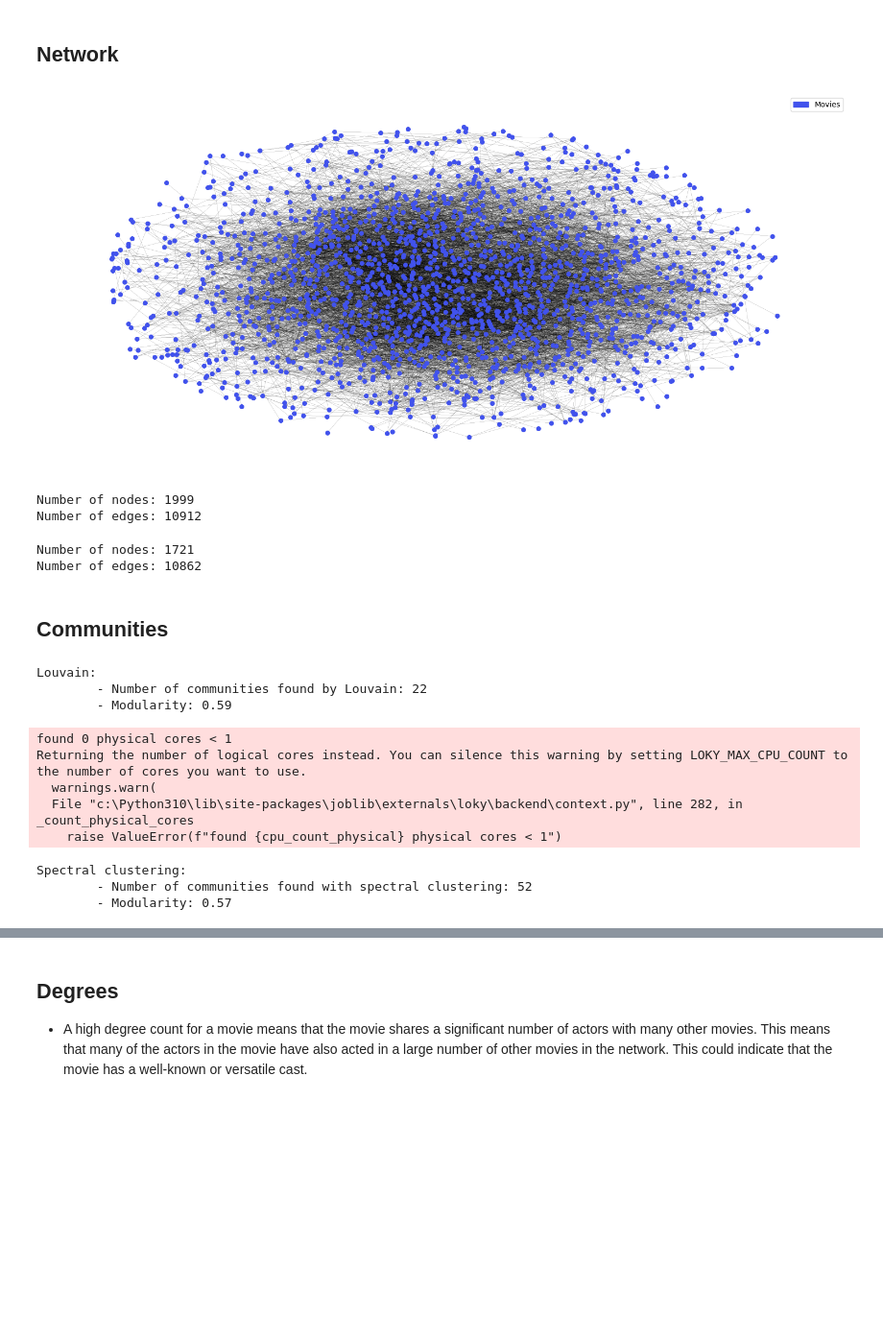
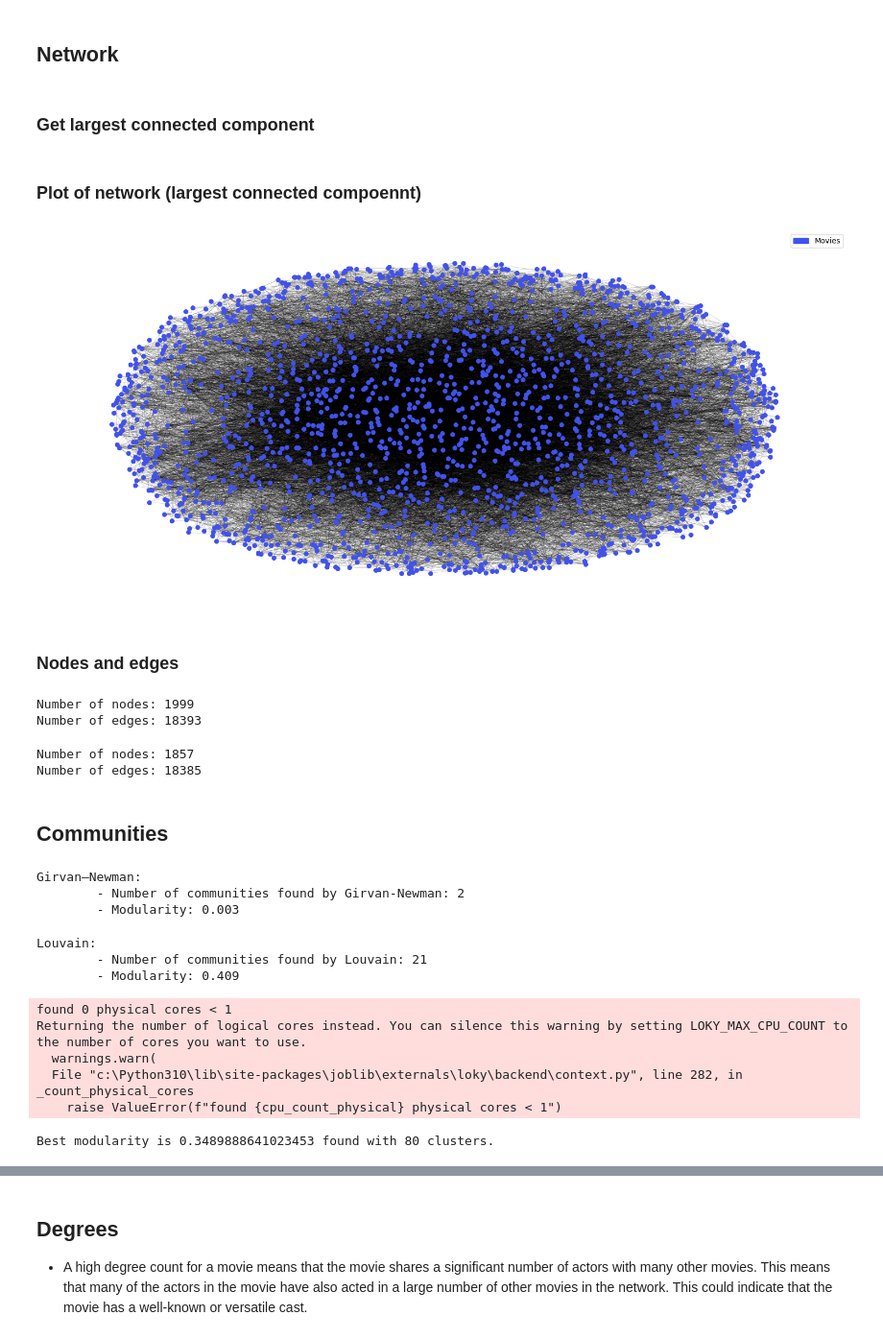
Before and after one commit to jennifer-dtu-2023/02807_project, a Jupyter notebook: merge_network_text_new.ipynb, the cells around one changed output, grey strips where cells are left out. Shown at 96% size. Saved outputs shown, nothing was run; the diff lists cells and outputs as text; code cells hidden in the pictures; blank space fills up the shorter version.

```diff
--- a/merge_network_text_new.ipynb
+++ b/merge_network_text_new.ipynb
@@ -193,8 +197,8 @@ G_movies = nx.Graph()
 for index, row in df_credits.iterrows():
     cast = json.loads(row['cast']) # Parse the cast column (=JSON string)
 
-    # Get names of the first 10 actors
-    actors = [actor['name'] for actor in cast[:3]]
+    # Get names of the first 5 actors
+    actors = [actor['name'] for actor in cast[:5]]
     G_movies.add_node(row['title'], actors=actors)
 
 # Iterate over all pairs of movies
@@ -202,51 +206,58 @@ for movie1, movie2 in combinations(G_movies.nodes, 2):
     # Actors for each movie
     actors1 = G_movies.nodes[movie1]['actors']
     actors2 = G_movies.nodes[movie2]['actors']
+    common_actors = len(set(actors1) & set(actors2)) # Number of common actors
 
-    # Number of common actors
-    common_actors = len(set(actors1) & set(actors2))
-
-    # If they have at least x common actors, add an edge between them
+    # If they have at least 1 common actors, add an edge between them
     if common_actors >= 1:
         G_movies.add_edge(movie1, movie2)
+# %% [markdown]
+### **Get largest connected component**
 # %%
 # Largest connected component
 largest_cc = max(nx.connected_components(G_movies), key=len)
 G_movies_lcc = G_movies.subgraph(largest_cc)
+# %% [markdown]
+### **Plot of network (largest connected compoennt)**
 # %%
 # Layout
 plt.figure(figsize=(15, 7))
-pos = nx.spring_layout(G_movies_lcc, k=0.3)
+pos = nx.spring_layout(G_movies_lcc, k=0.7)
 
 # Draw network
 nx.draw(G_movies_lcc, pos, node_color=d_color, edge_color='black', with_labels=False, node_size=30, width=0.1)
 
 # Legend
 movies_patch = mpatches.Patch(color=d_color, label='Movies')
 plt.legend(handles=[movies_patch])
 plt.show()
 # %% [output]
-[figure, old version]
+[figure, new version]
+# %% [markdown]
+### **Nodes and edges**
 # %%
+# For the whole network
 n_nodes = len(G_movies.nodes())
 n_edges = len(G_movies.edges())
 print("Number of nodes:", n_nodes)
 print("Number of edges:", n_edges)
 # %% [output]
 Number of nodes: 1999
-Number of edges: 10912
+Number of edges: 18393
 # %%
+# For the network consisting only of the largest connected component
 n_nodes = len(G_movies_lcc.nodes())
 n_edges = len(G_movies_lcc.edges())
 print("Number of nodes:", n_nodes)
 print("Number of edges:", n_edges)
 # %% [output]
-Number of nodes: 1721
-Number of edges: 10862
+Number of nodes: 1857
+Number of edges: 18385
 # %% [markdown]
 ## **Communities**
 # %%
 # Girvan–Newman algorithm
+# Approx 4:40 min
 nx_communities = nx.algorithms.centrality.edge_betweenness_centrality(G_movies_lcc)
 nx_girvan_newman = nx.algorithms.community.centrality.girvan_newman(G_movies_lcc)
 nx_best_community = tuple(sorted(c) for c in next(nx_girvan_newman))
@@ -255,7 +266,11 @@ nx_modularity_G = nx.algorithms.community.quality.modularity(G_movies_lcc, nx_be
 
 print("Girvan–Newman:")
 print("\t- Number of communities found by Girvan-Newman:", num_communities)
-print("\t- Modularity:", round(nx_modularity_G,2))
+print("\t- Modularity:", round(nx_modularity_G,3))
+# %% [output]
+Girvan–Newman:
+        - Number of communities found by Girvan-Newman: 2
+        - Modularity: 0.003
 # %%
 # Louvain algorithm
 communities_Louvain = cl.best_partition(G_movies_lcc, random_state=seed)
@@ -264,32 +279,44 @@ modularity_Louvain = community.modularity(communities_Louvain, G_movies_lcc)
 
 print("Louvain:")
 print("\t- Number of communities found by Louvain:", n_communities_Louvain)
-print("\t- Modularity:", round(modularity_Louvain,2))
+print("\t- Modularity:", round(modularity_Louvain,3))
 # %% [output]
 Louvain:
-        - Number of communities found by Louvain: 22
-        - Modularity: 0.59
+        - Number of communities found by Louvain: 21
+        - Modularity: 0.409
 # %%
-# Spectral clustering - Choosing random number of clusters
+# Spectral clustering - Finding the best number of clusters
+# Approx 8 min
 np.random.seed(seed)
 
 adj_mat = nx.to_numpy_array(G_movies_lcc)
-sc = SpectralClustering(52, affinity='precomputed', n_init=100)
-sc.fit(adj_mat)
 nodes = list(G_movies_lcc.nodes())
-communities_Spectral = communities_Spectral = [set(nodes[i] for i in np.where(sc.labels_ == j)[0]) for j in range(sc.n_clusters)]
-n_communities_Spectral = len(communities_Spectral)
-modularity_Spectral = nx.algorithms.community.quality.modularity(G_movies_lcc, communities_Spectral)
 
-print("Spectral clustering:")
-print("\t- Number of communities found with spectral clustering:", n_communities_Spectral)
-print("\t- Modularity:", round(modularity_Spectral,2))
+best_modularity = -np.inf
+best_n_clusters = None
+best_communities = None
+
+# Try different numbers of clusters
+for n_clusters in range(2, 100):
+    sc = SpectralClustering(n_clusters, affinity='precomputed', n_init=100)
+    sc.fit(adj_mat)
+
+    # Convert labels array to list of sets format
+    communities = [set(nodes[i] for i in np.where(sc.labels_ == j)[0]) for j in range(n_clusters)]
+    modularity = nx.algorithms.community.quality.modularity(G_movies_lcc, communities)
+
+    # Update
+    if modularity > best_modularity:
+        best_modularity = modularity
+        best_n_clusters = n_clusters
+        best_communities = communities
+
+print("Best modularity is", best_modularity, "found with", best_n_clusters, "clusters.")
+# Approx 3:33 min to run
 # %% [output]
 found 0 physical cores < 1
 Returning the number of logical cores instead. You can silence this warning by setting LOKY_MAX_CPU_COUNT to the number of cores you want to use.
   warnings.warn(
   File "c:\Python310\lib\site-packages\joblib\externals\loky\backend\context.py", line 282, in _count_physical_cores
     raise ValueError(f"found {cpu_count_physical} physical cores < 1")
-Spectral clustering:
-        - Number of communities found with spectral clustering: 52
-        - Modularity: 0.57
+Best modularity is 0.3489888641023453 found with 80 clusters.
```
Also changed, not shown: parts of 39 cells of this notebook.
